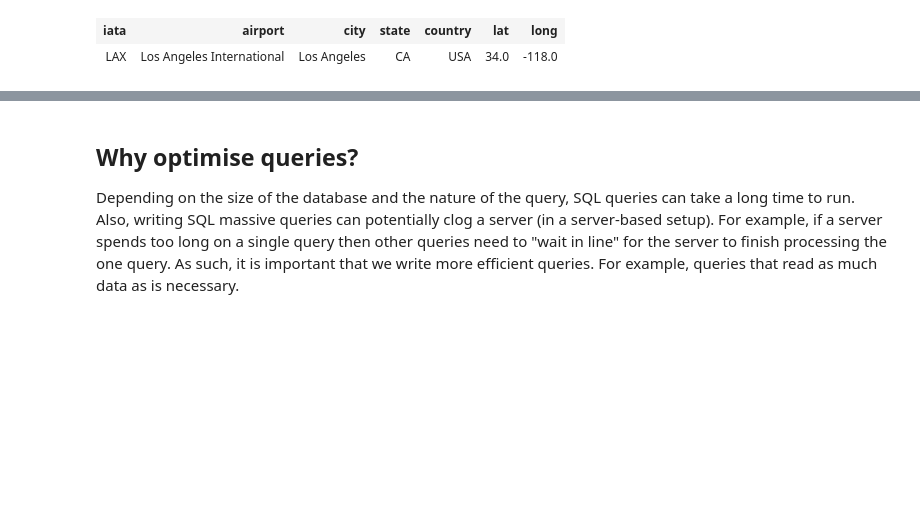
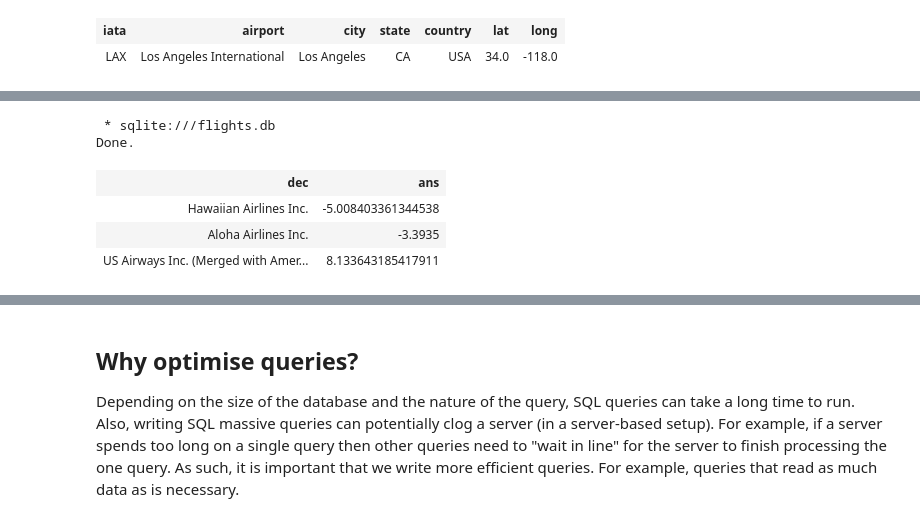
Before and after one commit to endiesworld/Explore_sql_mcqs, a Jupyter notebook: Optimising_SQL_Queries/10_Optimising_sql_queries.ipynb, the cells around one changed output, grey strips where cells are left out. Cells and saved outputs as stored; diff of their text form; code cells hidden in the pictures; blank space fills up the shorter version.

```diff
--- a/Optimising_SQL_Queries/10_Optimising_sql_queries.ipynb
+++ b/Optimising_SQL_Queries/10_Optimising_sql_queries.ipynb
@@ -435,0 +445,18 @@ Done.
+# %%
+%%sql
+WITH comb AS (SELECT f.ArrDelay AS arr, f.DepDelay AS dep, c.Description AS dec
+                FROM flights AS f
+                INNER JOIN carriers  AS c
+                ON f.UniqueCarrier = c.code)
+SELECT dec, AVG(arr + dep) AS ans
+FROM comb
+GROUP BY dec
+ORDER BY ans
+LIMIT 3
+# %% [output]
+ * sqlite:///flights.db
+Done.
+| dec | ans |
+| Hawaiian Airlines Inc. | -5.008403361344538 |
+| Aloha Airlines Inc. | -3.3935 |
+| US Airways Inc. (Merged with Amer... | 8.133643185417911 |
```
Also changed, not shown: parts of 7 cells of this notebook, 1 other file.
